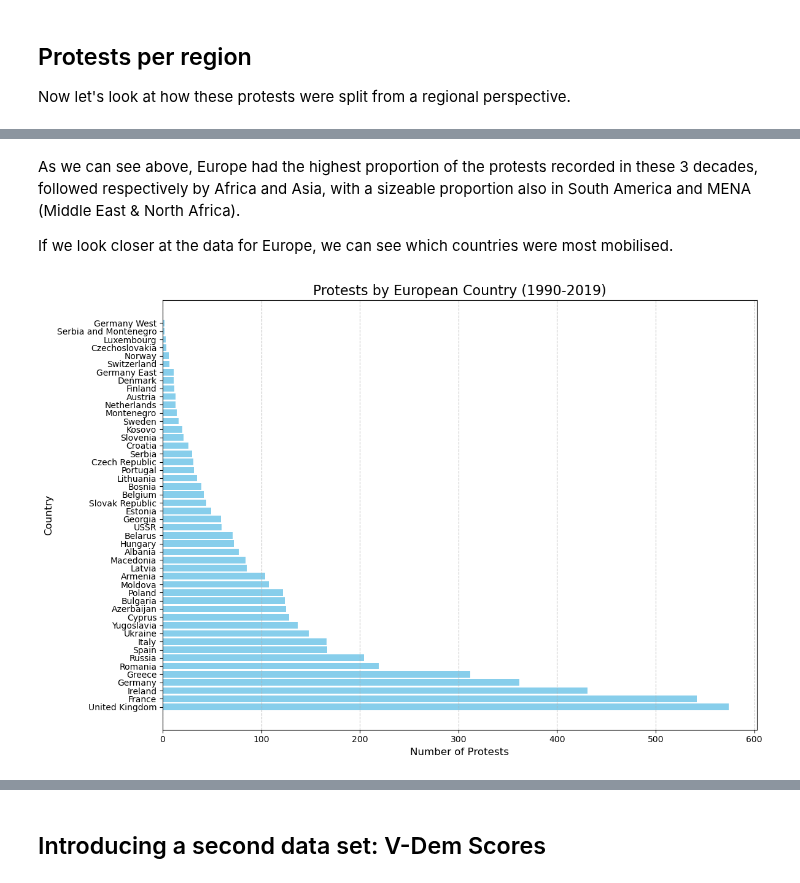
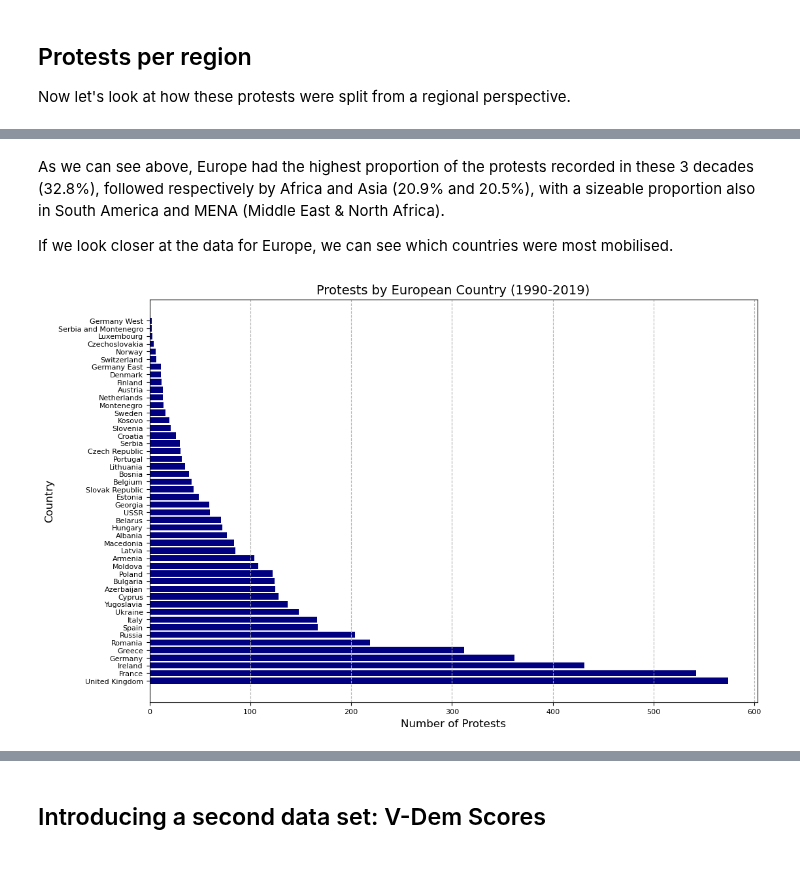
Before and after one commit to MylesHenehan/pfda, a Jupyter notebook: project/project.ipynb, the cells around one changed output, grey strips where cells are left out. Cells and saved outputs as stored; diff of their text form; code cells hidden in the pictures.

```diff
--- a/project/project.ipynb
+++ b/project/project.ipynb
@@ -190,33 +192,25 @@ plt.show()
 # %% [markdown]
-As we can see above, Europe had the highest proportion of the protests recorded in these 3 decades, followed respectively by Africa and Asia, with a sizeable proportion also in South America and MENA (Middle East & North Africa).
+As we can see above, Europe had the highest proportion of the protests recorded in these 3 decades (32.8%), followed respectively by Africa and Asia (20.9% and 20.5%), with a sizeable proportion also in South America and MENA (Middle East & North Africa).
 
 If we look closer at the data for Europe, we can see which countries were most mobilised.
 # %%
-# To do this, I'll filter the data set for just Europe as the region and then group by country. Since the number of countries is quite large, it may be better to show this as a horizontal bar chart.
+# To do this, I'll filter the data set for just Europe, then group by country.
 massmob_df_eu = massmob_df[(massmob_df['region'] == 'Europe')]
 europegrouped = massmob_df_eu.groupby('country')
 protests_per_country_eu = europegrouped.size().reset_index(name='num_protests')
 
-# Sort the data by the number of protests for better visualization
+# I then sort the data by the number of protests for better visualization (Source: https://www.datacamp.com/tutorial/pandas-sort-values?utm_source=google&utm_medium=paid_search&utm_campaignid=19589720824&utm_adgroupid=157156376311&utm_device=c&utm_keyword=&utm_matchtype=&utm_network=g&utm_adpostion=&utm_creative=726015683493&utm_targetid=dsa-2218886984100&utm_loc_interest_ms=&utm_loc_physical_ms=9197253&utm_content=&utm_campaign=230119_1-sea~dsa~tofu_2-b2c_3-row-p2_4-prc_5-na_6-na_7-le_8-pdsh-go_9-nb-e_10-na_11-na-jan25&gad_source=1&gclid=CjwKCAiA7Y28BhAnEiwAAdOJUGLgHgAAxvWLYXa8VglE5eQeU_Aek6ssoVyr3tnttGscpmGmLSAicBoC56sQAvD_BwE)
 protests_per_country_eu = protests_per_country_eu.sort_values(by='num_protests', ascending=False)
 
-# Plot the bar chart
+# Since the number of countries is quite large, it may be better to show this as a horizontal bar chart rather than a pie chart.
 plt.figure(figsize=(12, 8))
-plt.barh(protests_per_country_eu['country'], protests_per_country_eu['num_protests'], color='skyblue')
-
-# Add titles and labels
-plt.title('Protests by European Country (1990-2019)', fontsize=16)
+plt.barh(protests_per_country_eu['country'], protests_per_country_eu['num_protests'], color='navy')
+plt.title('Protests by European Country (1990-2019)', fontsize=14)
 plt.xlabel('Number of Protests', fontsize=12)
 plt.ylabel('Country', fontsize=12)
-
-# Add gridlines for readability
-plt.grid(axis='x', linestyle='--', alpha=0.7)
-
-# Rotate y-axis labels if needed
-plt.xticks(fontsize=10)
-plt.yticks(fontsize=10)
-
-plt.tight_layout()
+plt.grid(axis='x', linestyle='--') # Information on customising the grid sought from ChatGPT
+plt.xticks(fontsize=8)
+plt.yticks(fontsize=8)
 plt.show()
 # %% [output]
-[figure, old version]
+[figure, new version]
```
Also changed, not shown: parts of 21 cells of this notebook, 2 other files.
